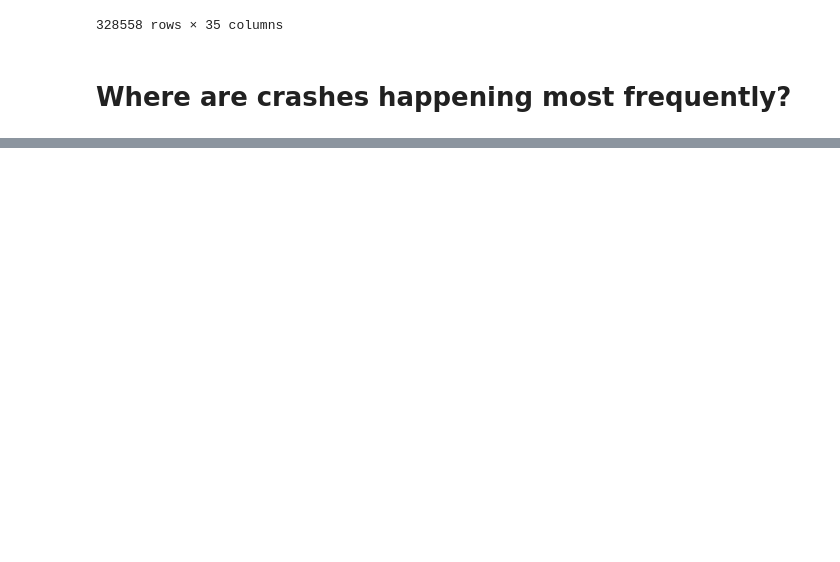
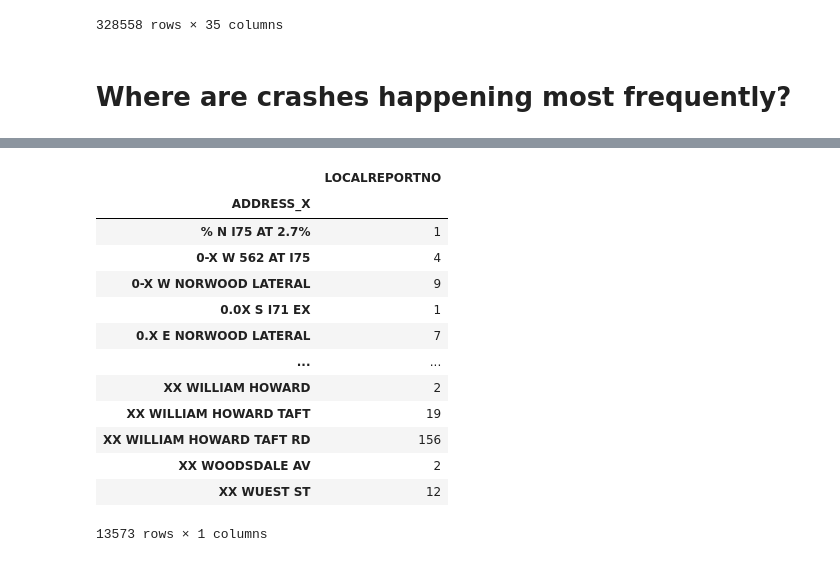
Before and after one commit to erntan/traffic_cincy, a Jupyter notebook: 00_crash_data.ipynb, the cells around one changed output, grey strips where cells are left out. Drawn from its saved outputs; the diff is of its cells as text; code cells hidden in the pictures; blank space fills up the shorter version.

```diff
--- a/00_crash_data.ipynb
+++ b/00_crash_data.ipynb
@@ -441,0 +456,17 @@ data.sort_values(by = 'LOCALREPORTNO')
+# %%
+data[['LOCALREPORTNO', 'ADDRESS_X']].groupby('ADDRESS_X').nunique()
+# %% [output]
+|  | LOCALREPORTNO |
+| ADDRESS_X |  |
+| % N I75 AT 2.7% | 1 |
+| 0-X W 562 AT I75 | 4 |
+| 0-X W NORWOOD LATERAL | 9 |
+| 0.0X S I71 EX | 1 |
+| 0.X E NORWOOD LATERAL | 7 |
+| ... | ... |
+| XX WILLIAM HOWARD | 2 |
+| XX WILLIAM HOWARD TAFT | 19 |
+| XX WILLIAM HOWARD TAFT RD | 156 |
+| XX WOODSDALE AV | 2 |
+| XX WUEST ST | 12 |
+13573 rows × 1 columns
```
Also changed, not shown: parts of 7 cells of this notebook.
